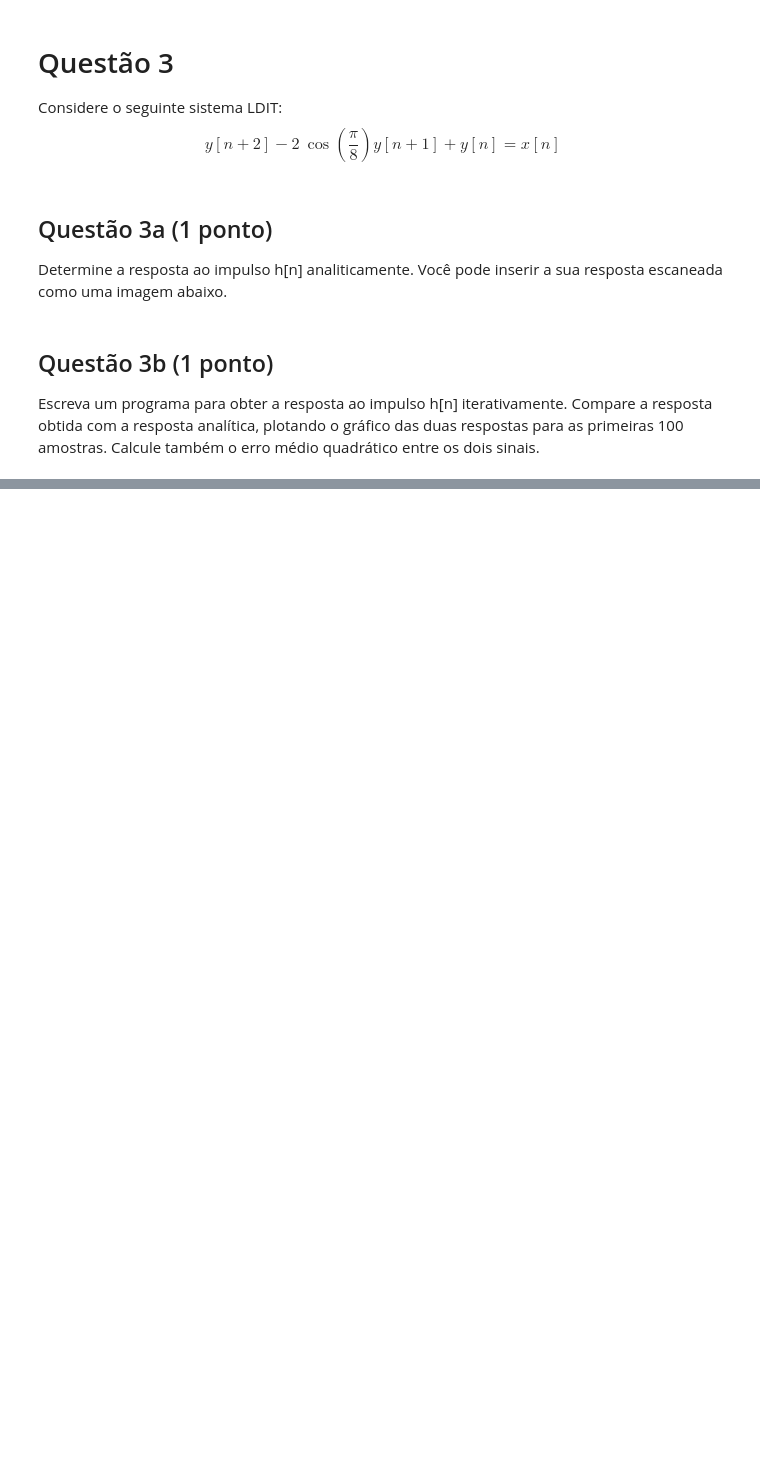
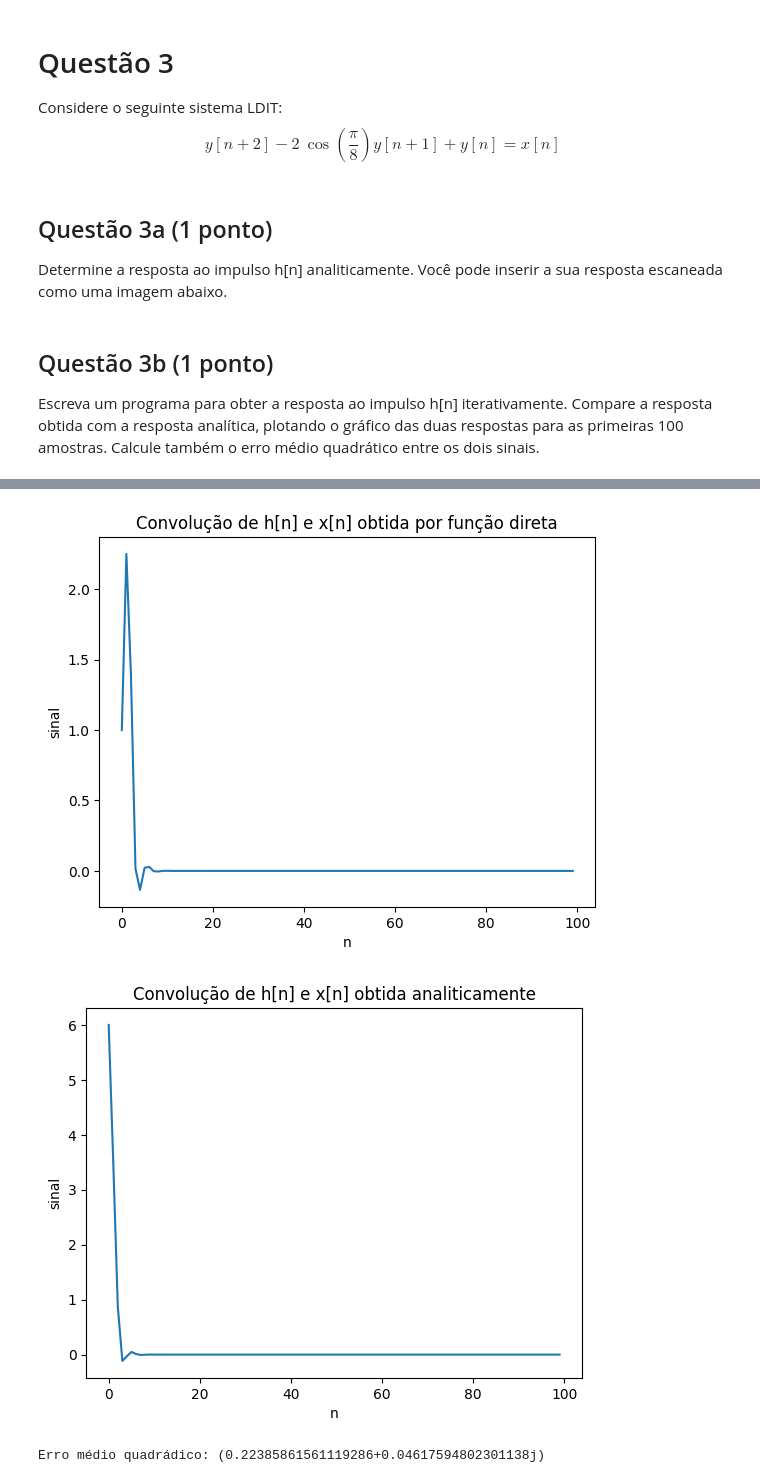
Before and after one commit to leopcortes/unb, a Jupyter notebook: sstd/Projeto1/200030582-projeto1.ipynb, the cells around one changed output, grey strips where cells are left out. Saved outputs shown, nothing was run; the diff lists cells and outputs as text; code cells hidden in the pictures; blank space fills up the shorter version.

```diff
--- a/sstd/Projeto1/200030582-projeto1.ipynb
+++ b/sstd/Projeto1/200030582-projeto1.ipynb
@@ -338,0 +413,69 @@ Escreva um programa para obter a resposta ao impulso h[n] iterativamente. Compar
+# %%
+### Código da questão 2d.
+def entrada(n):
+    if n < 0:
+        return 0
+    else:
+        return ((1/4)**n)
+
+def resposta_analitica(n):
+    if n < 0:
+        return 0
+    else:
+        A = 6 * ((1/4)**n)
+        alpha1 = ((-2j * np.sqrt(6)) + 5)/2
+        B = (((1/4)**(n+1)) - ((1j / np.sqrt(6))**(n+1))) / ((1/4) - (1j/np.sqrt(6)))
+        alpha2 = ((2j * np.sqrt(6)) - 5)/2
+        C = (((1/4)**(n+1)) - ((-1j / np.sqrt(6))**(n+1))) / ((1/4) - (-1j/np.sqrt(6)))
+        resultado = A + (alpha1 * B) + (alpha2 * C)
+        return resultado
+
+def convolucao(h, x):
+    y = []
+    for i in range(len(h) + len(x)):
+        elemento = 0
+        for j in range(len(h) + len(x)):
+            if i - j >= 0:
+                if (j > (len(h)-1)) and ((i-j) > (len(x)-1)):
+                    elemento += 0 * 0
+                elif j > (len(h)-1):
+                    elemento += 0 * x[i-j]
+                elif (i-j) > (len(x)-1):
+                    elemento += h[j] * 0
+                else:
+                    elemento += h[j] * x[i-j]
+        y.append(elemento)
+    return y
+
+hm = hn[:20]
+xn =[]
+resp_ananalitica = []
+
+for i in range(100):
+    resp_ananalitica.append(resposta_analitica(i))
+
+for i in range(20):
+    xn.append(entrada(i))
+
+sinal_convoluido = convolucao(hm, xn)
+
+for i in range(60):
+    sinal_convoluido.append(sinal_convoluido[-1])
+
+plt.plot(sinal_convoluido)
+plt.title("Convolução de h[n] e x[n] obtida por função direta")
+plt.xlabel("n")
+plt.ylabel("sinal")
+plt.show()
+
+plt.plot(resp_ananalitica)
+plt.title("Convolução de h[n] e x[n] obtida analiticamente")
+plt.xlabel("n")
+plt.ylabel("sinal")
+plt.show()
+
+print(f"Erro médio quadrádico: {erro_medio_quadratico(sinal_convoluido, resp_ananalitica)}")
+# %% [output]
+[figure, added]
+[figure, added]
+Erro médio quadrádico: (0.22385861561119286+0.04617594802301138j)
```
Also changed, not shown: parts of 8 cells of this notebook.
